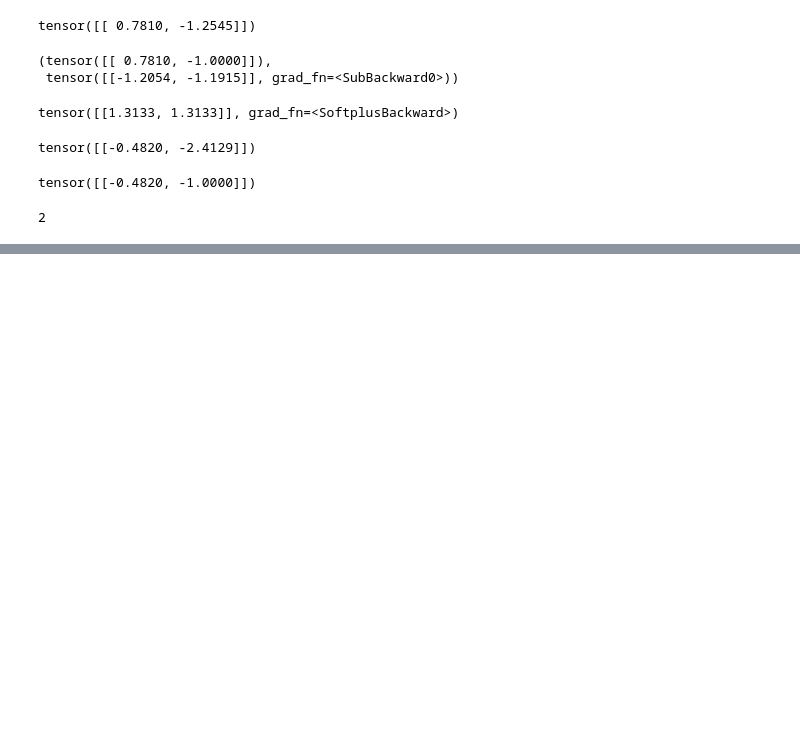
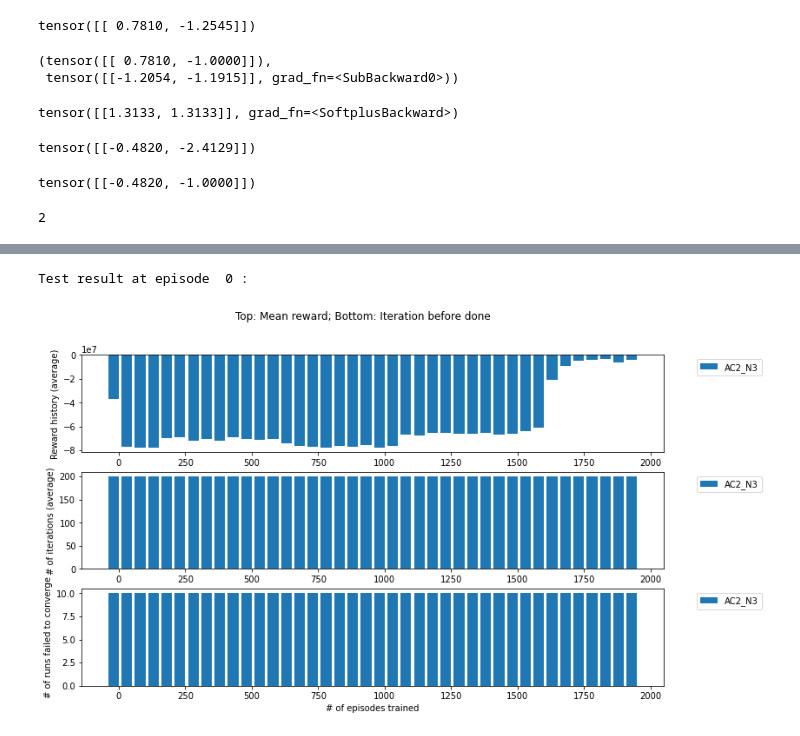
Before and after one commit to zhzhang2018/NN_MARL_experiments, a Jupyter notebook: consensus_debug.ipynb, the cells around one changed output, grey strips where cells are left out. Saved outputs shown, nothing was run; the diff lists cells and outputs as text; code cells hidden in the pictures; blank space fills up the shorter version.

Commit message:
Added files for Linux machine remote tests28

```diff
--- a/consensus_debug.ipynb
+++ b/consensus_debug.ipynb
@@ -225,0 +389,24 @@ agent.rand_modeA
+# %%
+# More training
+reward_mean_var = (torch.Tensor([-95518.52340076742]), torch.Tensor([60204.91256009486]))
+sim_fnames = ['AC2_centralizedTest_rightNormalize_secondTrain_m0_N{0}'.format(N_) for N_ in N_list]
+for i,N_ in enumerate(N_list):
+    AC2_hist[i] += train(AC2_list[i], env_list[i],
+              num_episode=num_episode, test_interval=test_interval, num_test=num_test, num_iteration=num_iteration,
+              BATCH_SIZE=BATCH_SIZE, num_sample=num_sample, action_space=[-1,1], debug=debug, memory=memory_backup[i],
+              update_mode=UPDATE_PER_EPISODE, #UPDATE_PER_ITERATION,
+              reward_mode=FUTURE_REWARD_NORMALIZE,
+#               reward_mode=FUTURE_REWARD_YES,#|FUTURE_REWARD_NORMALIZE, #FUTURE_REWARD_YES_NORMALIZE,
+              loss_history=AC2_loss[i], reward_mean_var=reward_mean_var,
+              save_sim_intv=save_sim_intv, save_sim_fnames=[sim_fnames[i]],
+              imdir='screencaps/', useVid=False)
+    print("Finished training env with {0} agents for AC".format(N_))
+# %% [output]
+Test result at episode  0 :
+# %%
+skip=1
+plot_reward_hist([h[::skip] for h in AC2_hist], test_interval*skip,
+                 ['AC2_N{0}'.format(N_) for N_ in N_list],
+                 log=False, num_iteration=num_iteration, N_list=([N for N in N_list]), bar=True)
+# %% [output]
+[figure, added]
```
Also changed, not shown: parts of 21 cells of this notebook, 8 other files.
